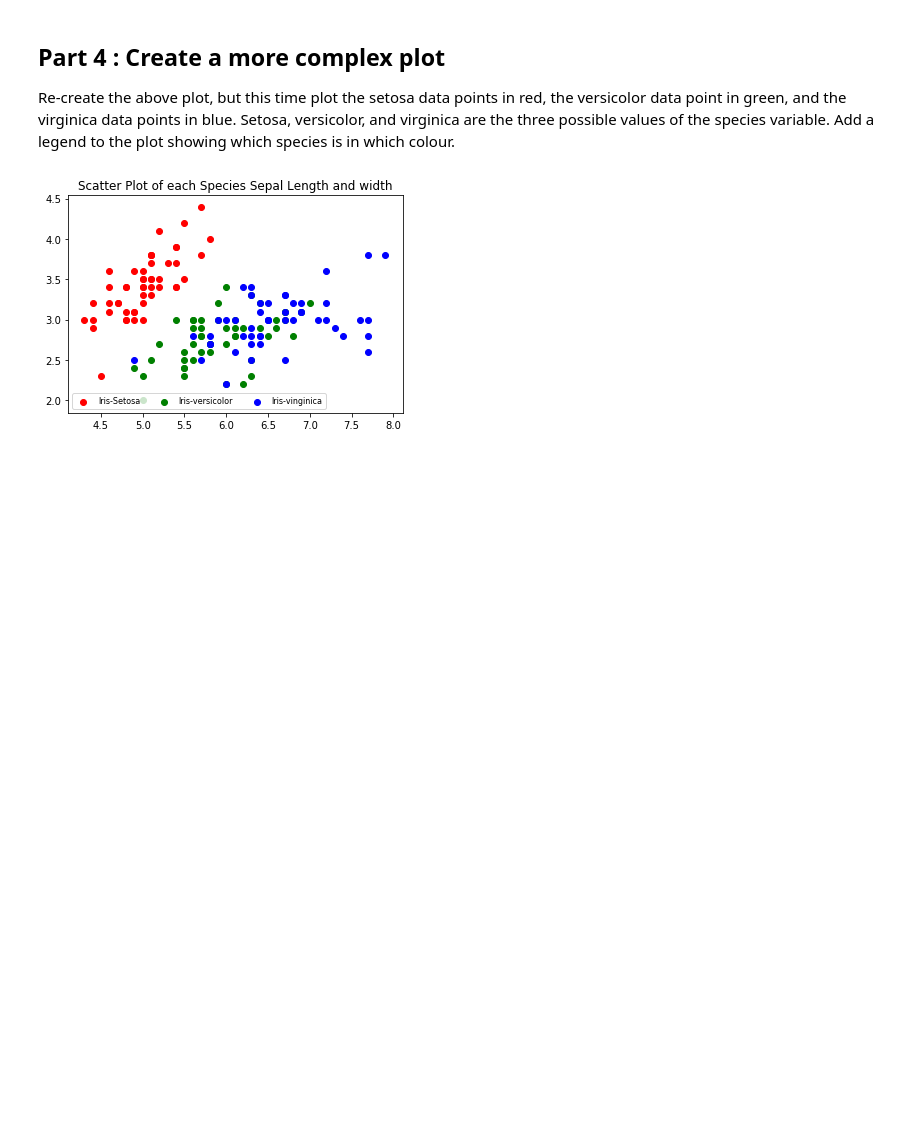
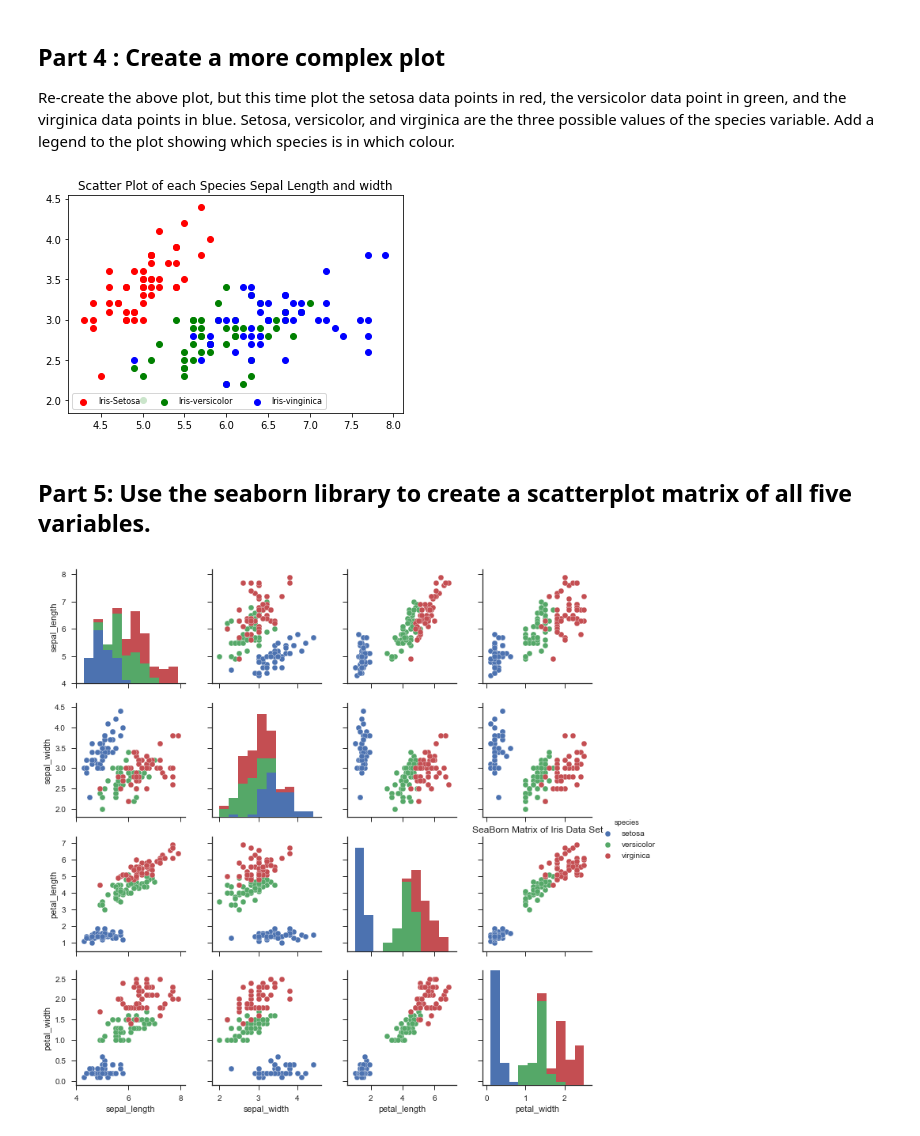
Before and after one commit to gerardnaughton7/Jupyter_Numpy_Pyplot, a Jupyter notebook: IrisDataSet.ipynb, the cells around one changed output. Saved outputs shown, nothing was run; the diff lists cells and outputs as text; code cells hidden in the pictures; blank space fills up the shorter version.

Commit message:
Part 5 and 6 complete

```diff
--- a/IrisDataSet.ipynb
+++ b/IrisDataSet.ipynb
@@ -69,3 +69,18 @@ plt.legend((s, v, ir),
 plt.show()
 # %% [output]
 [figure]
+# %% [markdown]
+## Part 5: Use the seaborn library to create a scatterplot matrix of all five variables.
+# %%
+import seaborn as sns
+
+sns.set(style="ticks")
+
+df = sns.load_dataset("iris")
+sns.pairplot(df, hue="species")
+
+plt.title("SeaBorn Matrix of Iris Data Set")
+
+plt.show()
+# %% [output]
+[figure, added]
```
Also changed, not shown: parts of 2 cells of this notebook.
